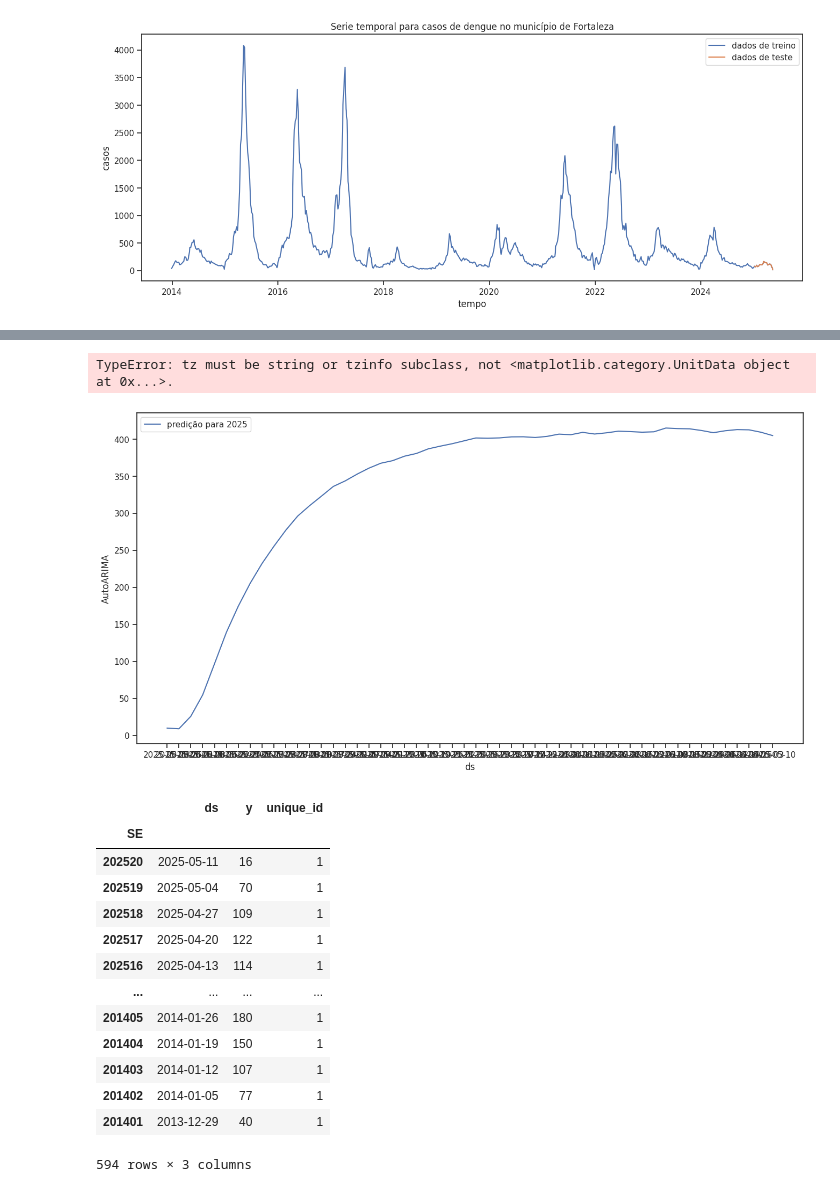
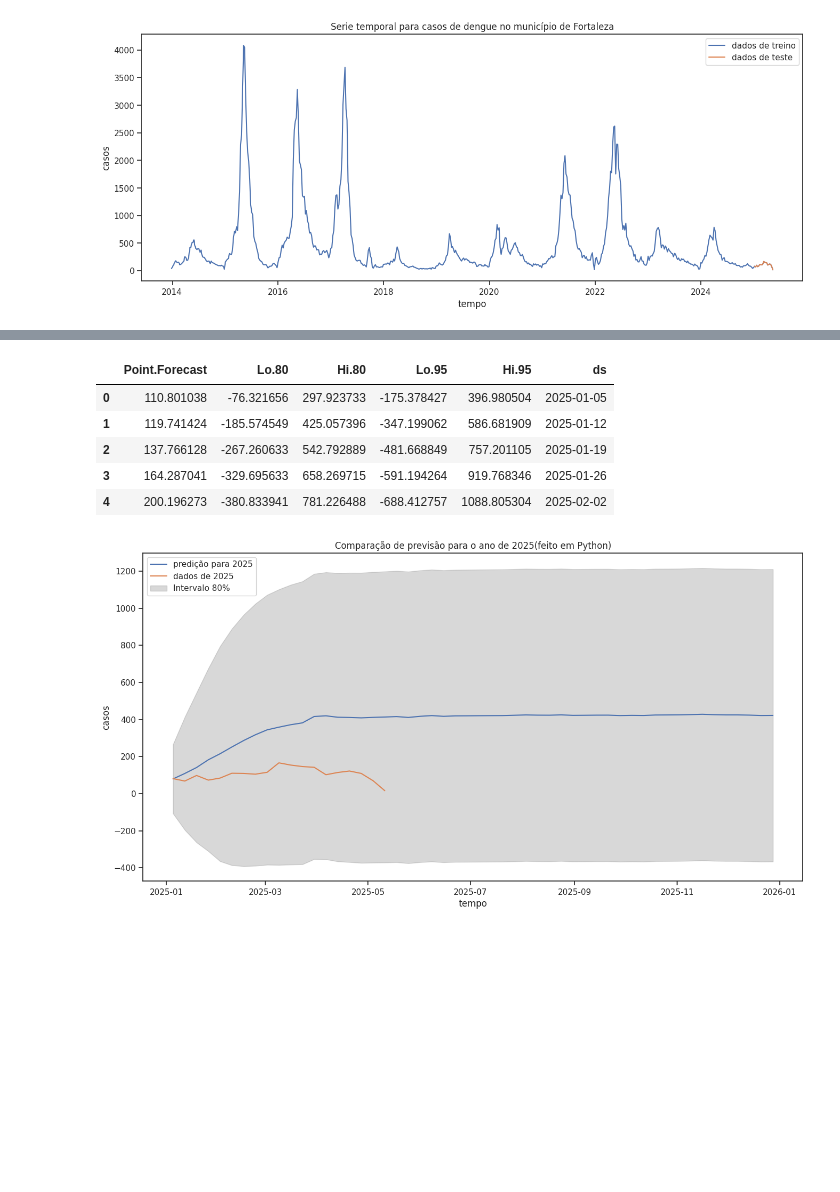
Before and after one commit to xandeoliveira/dengue-arima-fortaleza, a Jupyter notebook: arima_graphcs.ipynb, the cells around one changed output, grey strips where cells are left out. Drawn from its saved outputs; the diff is of its cells as text; code cells hidden in the pictures; blank space fills up the shorter version.

Commit message:
Graphcs and metrics

```diff
--- a/arima_graphcs.ipynb
+++ b/arima_graphcs.ipynb
@@ -76,3 +71,11 @@ plt.legend()
 plt.show()
 # %% [output]
 [figure]
+# %%
+# Ordenando os dataframes
+y_validation = y_validation.sort_values(by="ds")
+predict_py = predict_py.sort_values(by="ds")
+
+# Deixando ambos "ds" no mesmo tipo
+predict_py["ds"] = pd.to_datetime(predict_py["ds"])
+predict_r["ds"] = predict_py["ds"]
@@ -79,32 +101,25 @@ plt.show()
+# %%
+predict_r.head()
+# %% [output]
+|  | Point.Forecast | Lo.80 | Hi.80 | Lo.95 | Hi.95 | ds |
+| 0 | 110.801038 | -76.321656 | 297.923733 | -175.378427 | 396.980504 | 2025-01-05 |
+| 1 | 119.741424 | -185.574549 | 425.057396 | -347.199062 | 586.681909 | 2025-01-12 |
+| 2 | 137.766128 | -267.260633 | 542.792889 | -481.668849 | 757.201105 | 2025-01-19 |
+| 3 | 164.287041 | -329.695633 | 658.269715 | -591.194264 | 919.768346 | 2025-01-26 |
+| 4 | 200.196273 | -380.833941 | 781.226488 | -688.412757 | 1088.805304 | 2025-02-02 |
 # %%
 plt.figure("Comparação", figsize=[16,8])
 
 sns.lineplot(data=predict_py, x="ds", y="AutoARIMA", label="predição para 2025")
 sns.lineplot(data=y_validation, x="ds", y="y", label="dados de 2025")
 
-plt.title("Comparação de previsão para o ano de 2025")
+plt.fill_between(predict_py["ds"], predict_py["AutoARIMA-lo-80"], predict_py["AutoARIMA-hi-80"], color="gray", alpha=0.3, label="Intervalo 80%")
+
+plt.title("Comparação de previsão para o ano de 2025(feito em Python)")
 plt.xlabel("tempo")
 plt.ylabel("casos")
 plt.legend()
 
 plt.show()
 # %% [output]
-TypeError: tz must be string or tzinfo subclass, not <matplotlib.category.UnitData object at 0x...>.
-[figure, old version]
+[figure, new version]
-# %%
-df_cortado
-# %% [output]
-|  | ds | y | unique_id |
-| SE |  |  |  |
-| 202520 | 2025-05-11 | 16 | 1 |
-| 202519 | 2025-05-04 | 70 | 1 |
-| 202518 | 2025-04-27 | 109 | 1 |
-| 202517 | 2025-04-20 | 122 | 1 |
-| 202516 | 2025-04-13 | 114 | 1 |
-| ... | ... | ... | ... |
-| 201405 | 2014-01-26 | 180 | 1 |
-| 201404 | 2014-01-19 | 150 | 1 |
-| 201403 | 2014-01-12 | 107 | 1 |
-| 201402 | 2014-01-05 | 77 | 1 |
-| 201401 | 2013-12-29 | 40 | 1 |
-594 rows × 3 columns
```
Also changed, not shown: parts of 10 cells of this notebook, 4 other files.
